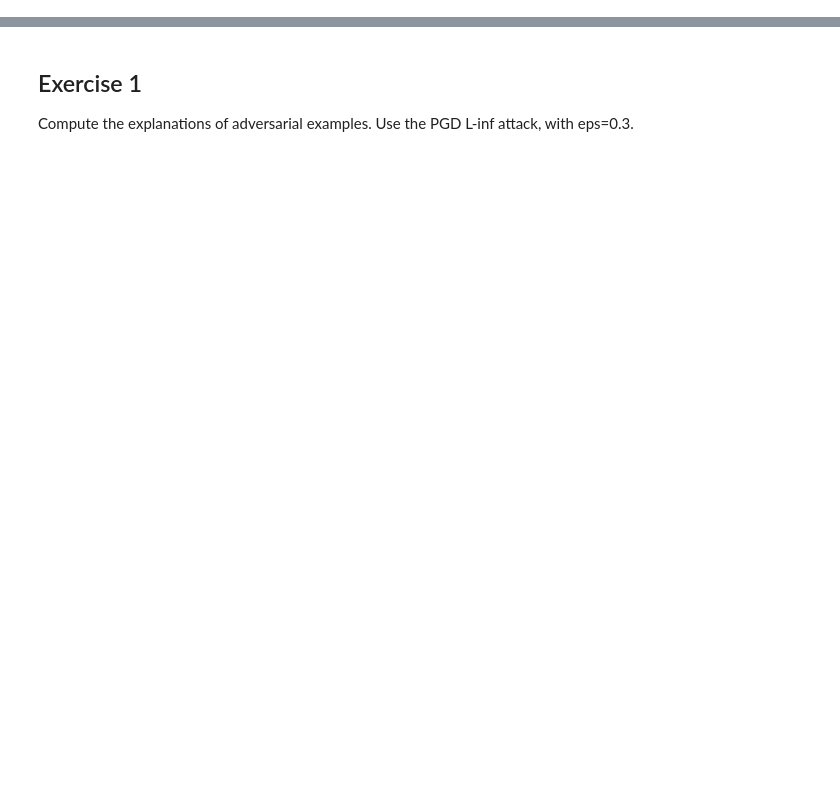
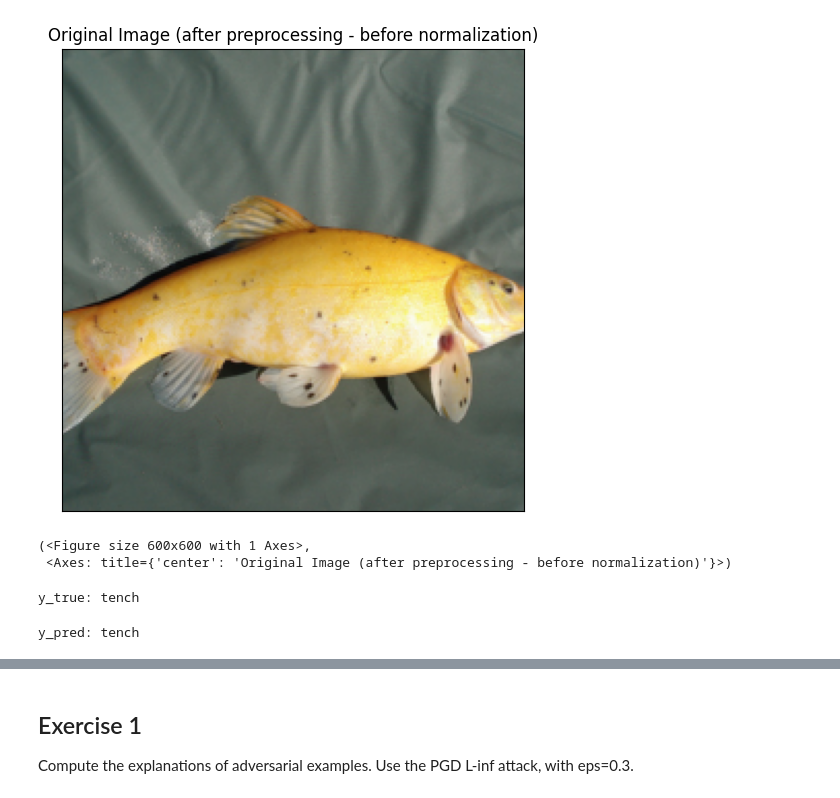
Before and after one commit to unica-mlsec/mlsec, a Jupyter notebook: labs/07_explainability.ipynb, the cells around one changed output, grey strips where cells are left out. Saved outputs shown, nothing was run; the diff lists cells and outputs as text; code cells hidden in the pictures; blank space fills up the shorter version.

```diff
--- a/labs/07_explainability.ipynb
+++ b/labs/07_explainability.ipynb
@@ -27,0 +50,14 @@ import foolbox
+# %%
+def tensor_to_img_array(t):
+  """Converts a pytorch tensor representation of an image to a numpy array"""
+  return np.transpose(t.squeeze().cpu().detach().numpy(), (1, 2, 0))
+# %%
+# we load the pretrained weights on the ImageNet dataset...
+weights = models.ResNet50_Weights.IMAGENET1K_V1
+
+# ...and initialize the model with them
+model = models.resnet50(weights=weights).to(device)
+model.eval()
+
+# the weights object wraps the input preprocessing steps
+preprocess = weights.transforms()  # resize (256), center crop (224), normalize
@@ -27,0 +66,17 @@ import foolbox
+# %%
+# preprocess the image
+x = preprocess(img).unsqueeze(0).to(device)
+
+# invert the normalization in order to visualize the input image
+unnorm_x = x.cpu().squeeze(0).mul_(torch.as_tensor(preprocess.std).view(-1, 1, 1)).add_(torch.as_tensor(preprocess.mean).view(-1, 1, 1))
+input_img = tensor_to_img_array(unnorm_x)
+
+viz.visualize_image_attr(None, input_img, method="original_image", title="Original Image (after preprocessing - before normalization)")
+# %% [output]
+[figure, added]
+(<Figure size 600x600 with 1 Axes>,
+ <Axes: title={'center': 'Original Image (after preprocessing - before normalization)'}>)
+# %%
+print("y_true:", weights.meta["categories"][y_true])
+# %% [output]
+y_true: tench
@@ -27,0 +89,5 @@ import foolbox
+# %%
+y_pred, _ = classify(model, x)
+print("y_pred:", weights.meta["categories"][y_pred.item()])
+# %% [output]
+y_pred: tench
```
Also changed, not shown: parts of 52 cells of this notebook.
